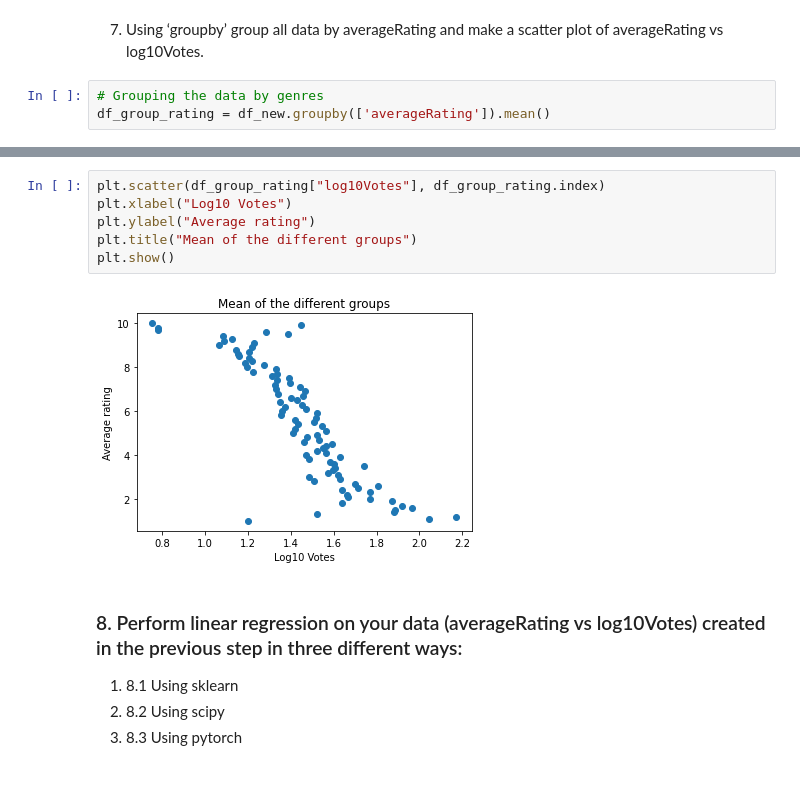
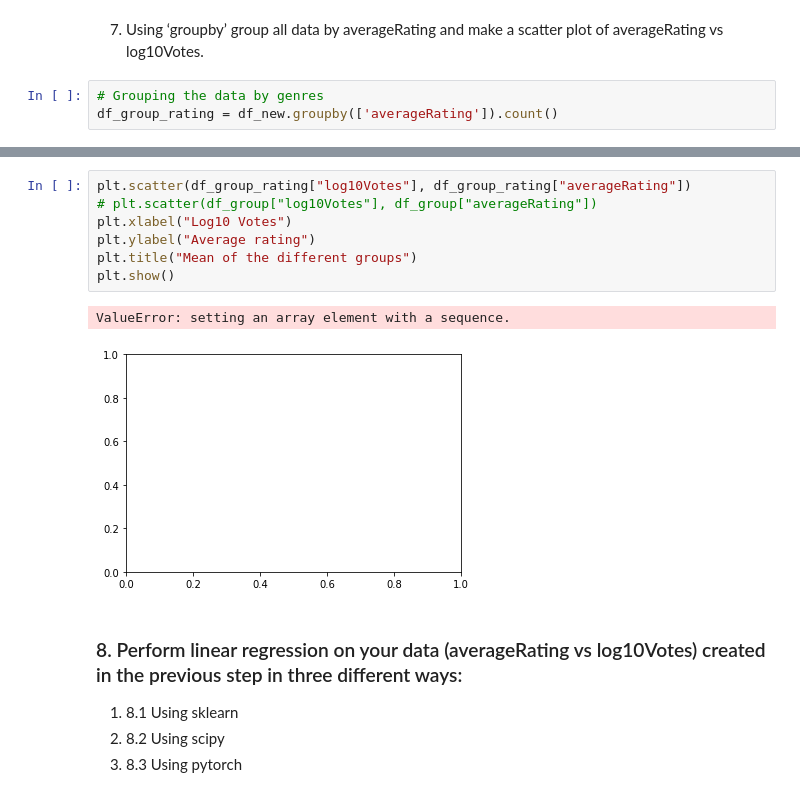
Before and after one commit to ulricharmel/DSI, a Jupyter notebook: dsi-pandas.ipynb, the cells around one changed output, grey strips where cells are left out. Saved outputs shown, nothing was run; the diff lists cells and outputs as text.

```diff
--- a/dsi-pandas.ipynb
+++ b/dsi-pandas.ipynb
@@ -238,6 +238,6 @@ df_group.nlargest(10, 'averageRating')
 7. Using ‘groupby’ group all data by averageRating and make a scatter plot of averageRating vs log10Votes.
 # %%
 # Grouping the data by genres
-df_group_rating = df_new.groupby(['averageRating']).mean()
+df_group_rating = df_new.groupby(['averageRating']).count()
 # %%
 df_group_rating.head()
@@ -246,11 +284,13 @@ df_group_rating.columns
 # %%
-plt.scatter(df_group_rating["log10Votes"], df_group_rating.index)
+plt.scatter(df_group_rating["log10Votes"], df_group_rating["averageRating"])
+# plt.scatter(df_group["log10Votes"], df_group["averageRating"])
 plt.xlabel("Log10 Votes")
 plt.ylabel("Average rating")
 plt.title("Mean of the different groups")
 plt.show()
 # %% [output]
+ValueError: setting an array element with a sequence.
-[figure, old version]
+[figure, new version]
 # %% [markdown]
 ### 8. Perform linear regression on your data (averageRating vs log10Votes) created in the previous step in three different ways:
 
```
Also changed, not shown: parts of 11 cells of this notebook, 1 other file.
